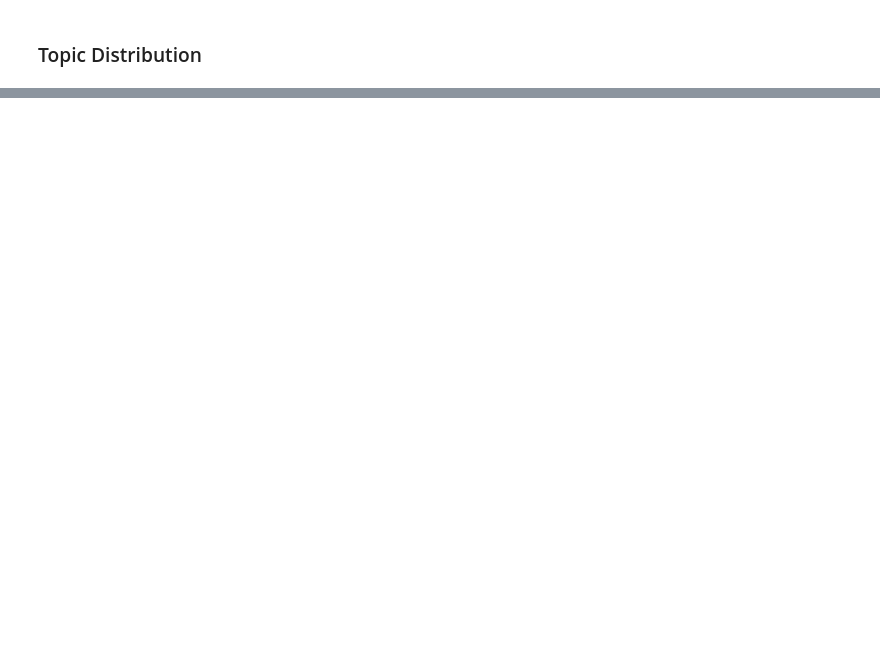
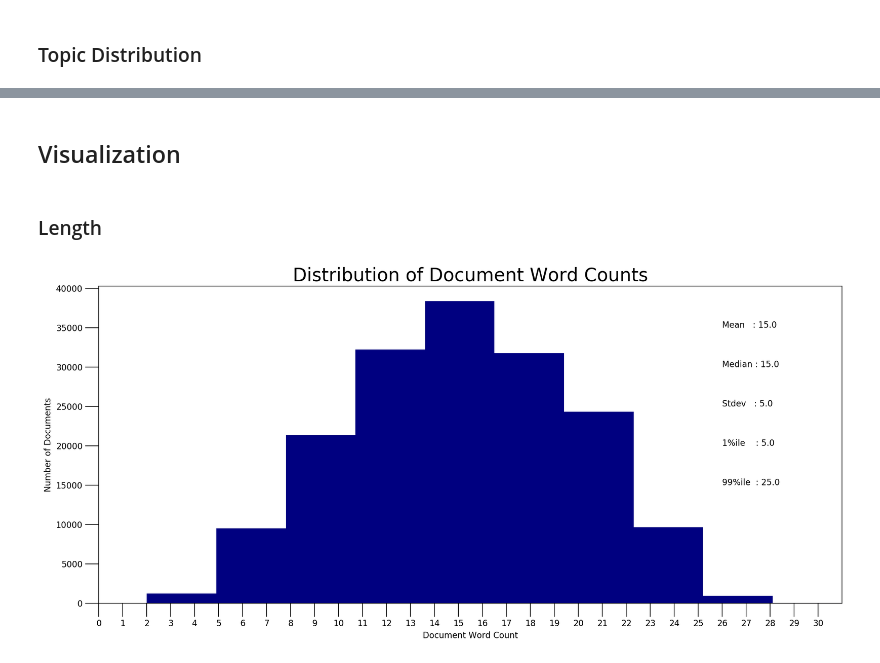
Before and after one commit to opardo/BlackLivesMatter, a Jupyter notebook: TopicModeling/get_topics_ferguson_mikebrown.ipynb, the cells around one changed output, grey strips where cells are left out. Cells and saved outputs as stored; diff of their text form; code cells hidden in the pictures; blank space fills up the shorter version.

```diff
--- a/TopicModeling/get_topics_ferguson_mikebrown.ipynb
+++ b/TopicModeling/get_topics_ferguson_mikebrown.ipynb
@@ -529,0 +532,23 @@ df_dominant_topics
+# %% [markdown]
+## Visualization
+# %% [markdown]
+### Length
+# %%
+doc_lens = [len(d) for d in data_words]
+
+# Plot
+plt.figure(figsize=(16,7), dpi=160)
+plt.hist(doc_lens, color='navy')
+plt.text(26, 35000, "Mean   : " + str(round(np.mean(doc_lens))))
+plt.text(26, 30000, "Median : " + str(round(np.median(doc_lens))))
+plt.text(26, 25000, "Stdev   : " + str(round(np.std(doc_lens))))
+plt.text(26, 20000, "1%ile    : " + str(round(np.quantile(doc_lens, q=0.01))))
+plt.text(26, 15000, "99%ile  : " + str(round(np.quantile(doc_lens, q=0.99))))
+
+plt.gca().set(xlim=(0, np.max(doc_lens)), ylabel='Number of Documents', xlabel='Document Word Count')
+plt.tick_params(size=16)
+plt.xticks(np.arange(0,np.max(doc_lens)))
+plt.title('Distribution of Document Word Counts', fontdict=dict(size=22))
+plt.show()
+# %% [output]
+[figure, added]
```
Also changed, not shown: parts of 15 cells of this notebook.
